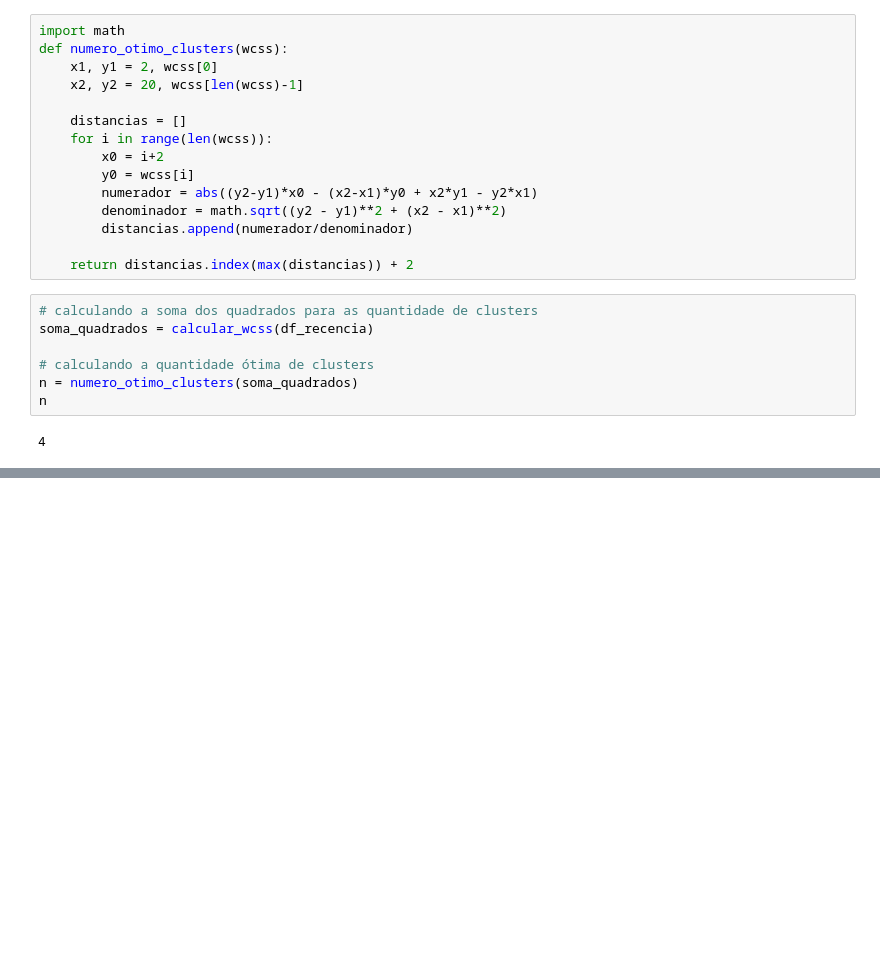
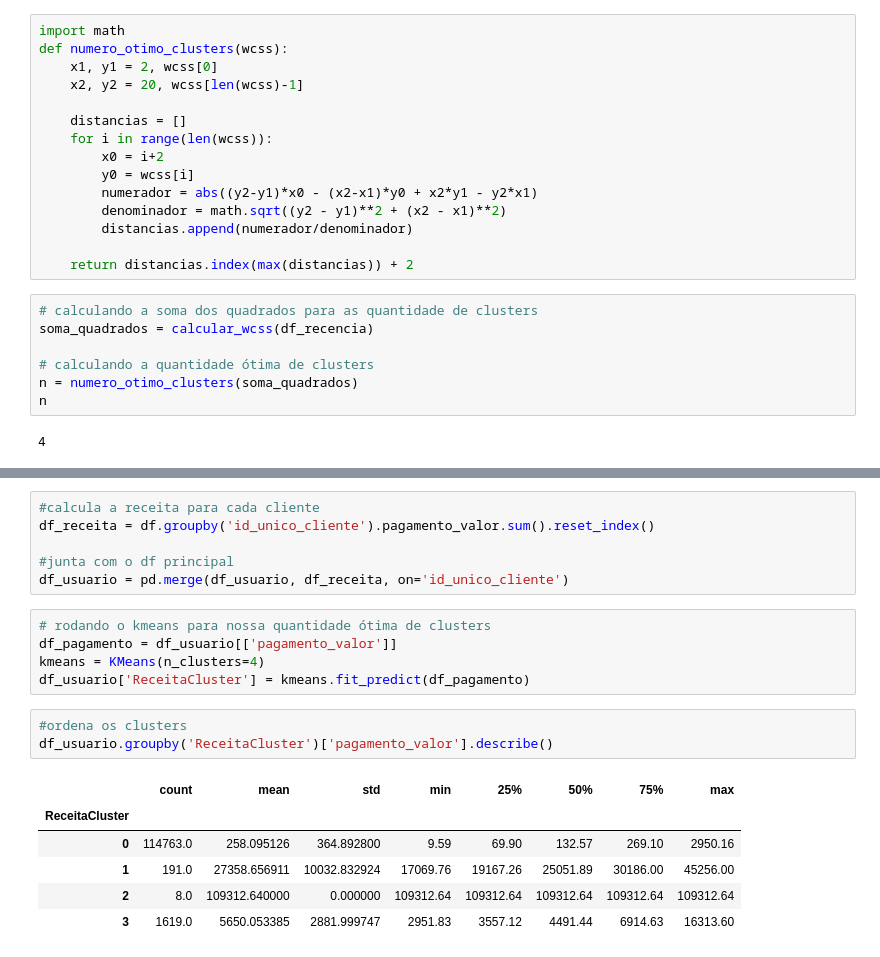
Before and after one commit to thayannefranca/Segmentacao_de_Clientes, a Jupyter notebook: clusterizacao.ipynb, the cells around one changed output, grey strips where cells are left out. Cells and saved outputs as stored; diff of their text form; blank space fills up the shorter version.

```diff
--- a/clusterizacao.ipynb
+++ b/clusterizacao.ipynb
@@ -176,0 +251,21 @@ n
+# %%
+#calcula a receita para cada cliente
+df_receita = df.groupby('id_unico_cliente').pagamento_valor.sum().reset_index()
+
+#junta com o df principal
+df_usuario = pd.merge(df_usuario, df_receita, on='id_unico_cliente')
+# %%
+# rodando o kmeans para nossa quantidade ótima de clusters
+df_pagamento = df_usuario[['pagamento_valor']]
+kmeans = KMeans(n_clusters=4)
+df_usuario['ReceitaCluster'] = kmeans.fit_predict(df_pagamento)
+# %%
+#ordena os clusters
+df_usuario.groupby('ReceitaCluster')['pagamento_valor'].describe()
+# %% [output]
+|  | count | mean | std | min | 25% | 50% | 75% | max |
+| ReceitaCluster |  |  |  |  |  |  |  |  |
+| 0 | 114763.0 | 258.095126 | 364.892800 | 9.59 | 69.90 | 132.57 | 269.10 | 2950.16 |
+| 1 | 191.0 | 27358.656911 | 10032.832924 | 17069.76 | 19167.26 | 25051.89 | 30186.00 | 45256.00 |
+| 2 | 8.0 | 109312.640000 | 0.000000 | 109312.64 | 109312.64 | 109312.64 | 109312.64 | 109312.64 |
+| 3 | 1619.0 | 5650.053385 | 2881.999747 | 2951.83 | 3557.12 | 4491.44 | 6914.63 | 16313.60 |
```
Also changed, not shown: parts of 11 cells of this notebook.
